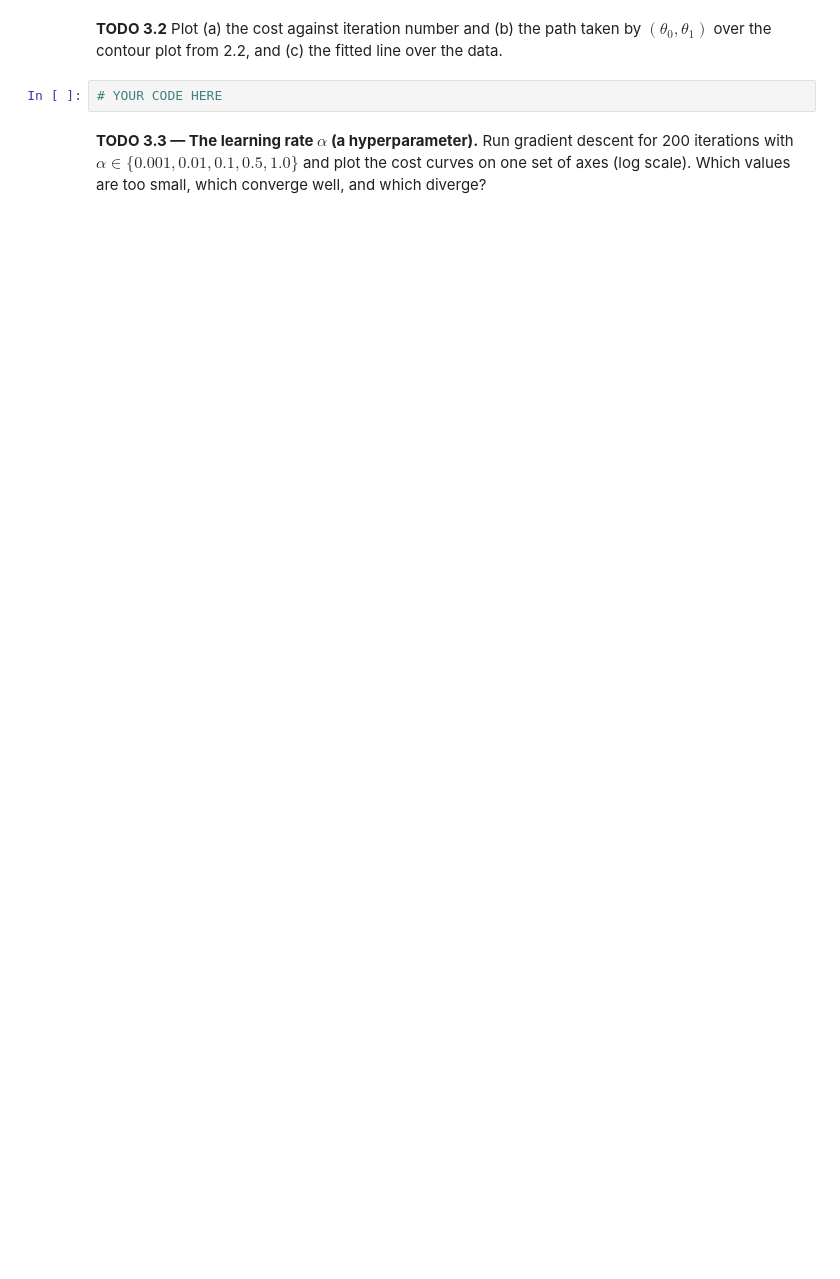
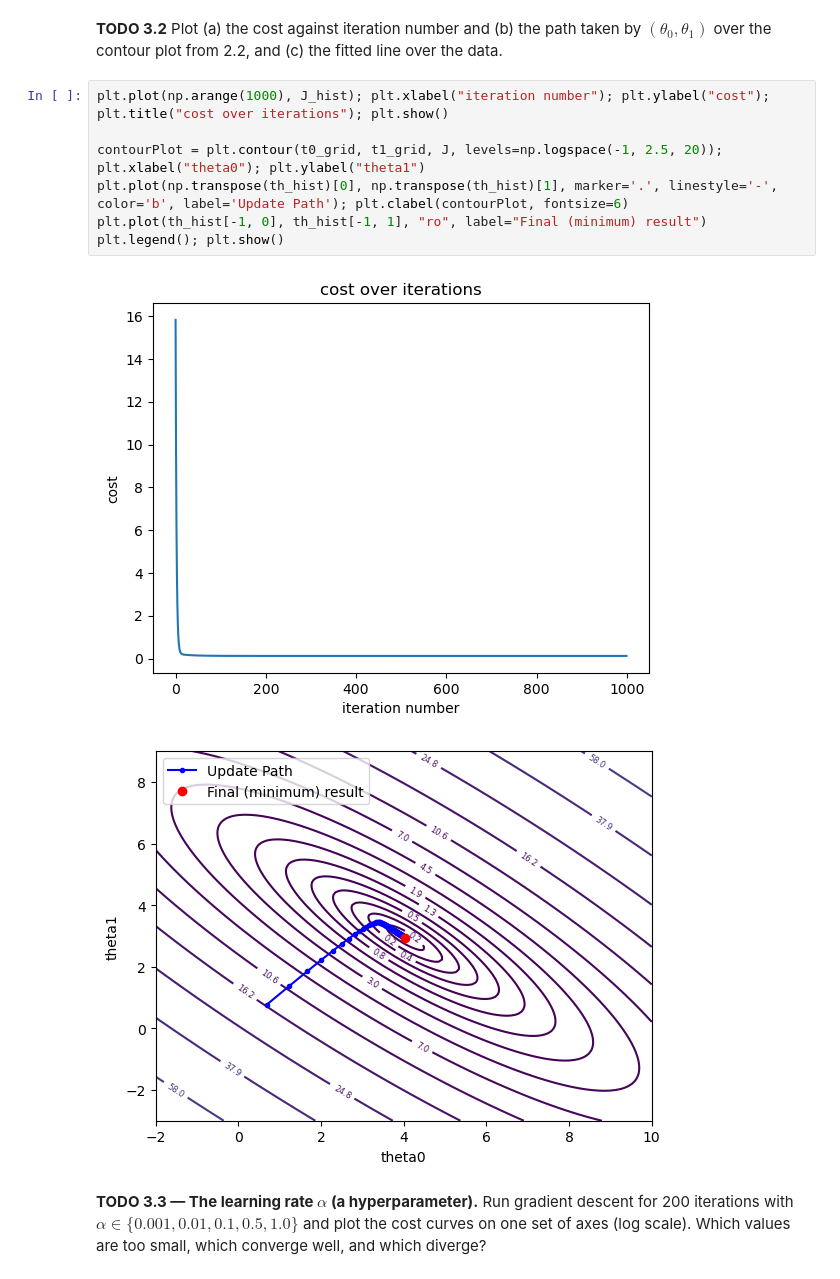
Before and after one commit to AxelTettenbornDurham/AI_lab_coursework, a Jupyter notebook: P3_linear_regression.ipynb, the cells around one changed output. Cells and saved outputs as stored; diff of their text form; blank space fills up the shorter version.

```diff
--- a/P3_linear_regression.ipynb
+++ b/P3_linear_regression.ipynb
@@ -73,7 +98,15 @@ print(f"theta0 = {theta0:.3f}, theta1 = {theta1:.3f}, final cost = {J_hist[-1]:.
 **TODO 3.2** Plot (a) the cost against iteration number and (b) the path taken by
 $(\theta_0, \theta_1)$ over the contour plot from 2.2, and (c) the fitted line over the data.
 # %%
-# YOUR CODE HERE
+plt.plot(np.arange(1000), J_hist); plt.xlabel("iteration number"); plt.ylabel("cost"); plt.title("cost over iterations"); plt.show()
+
+contourPlot = plt.contour(t0_grid, t1_grid, J, levels=np.logspace(-1, 2.5, 20)); plt.xlabel("theta0"); plt.ylabel("theta1")
+plt.plot(np.transpose(th_hist)[0], np.transpose(th_hist)[1], marker='.', linestyle='-', color='b', label='Update Path'); plt.clabel(contourPlot, fontsize=6)
+plt.plot(th_hist[-1, 0], th_hist[-1, 1], "ro", label="Final (minimum) result")
+plt.legend(); plt.show()
+# %% [output]
+[figure, added]
+[figure, added]
 # %% [markdown]
 **TODO 3.3 — The learning rate $\alpha$ (a hyperparameter).** Run gradient descent for
 200 iterations with $\alpha \in \{0.001, 0.01, 0.1, 0.5, 1.0\}$ and plot the cost curves on
```
Also changed, not shown: parts of 13 cells of this notebook, 1 other file.
